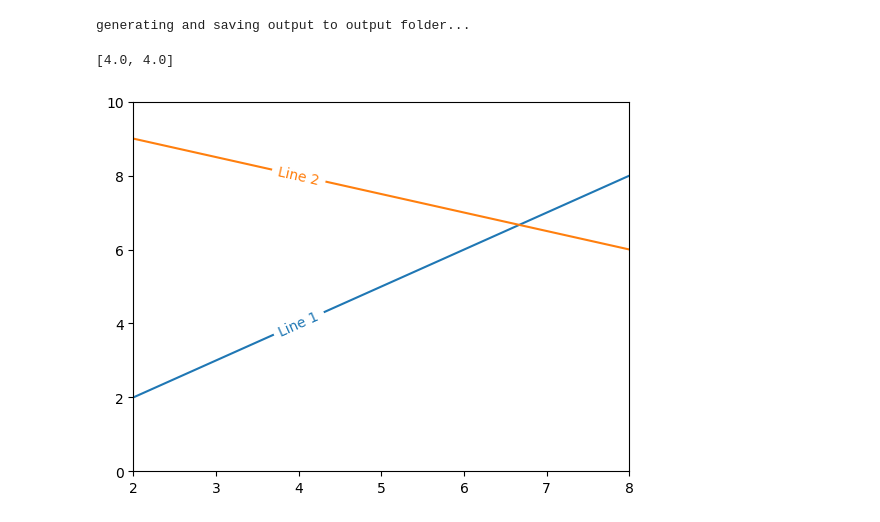
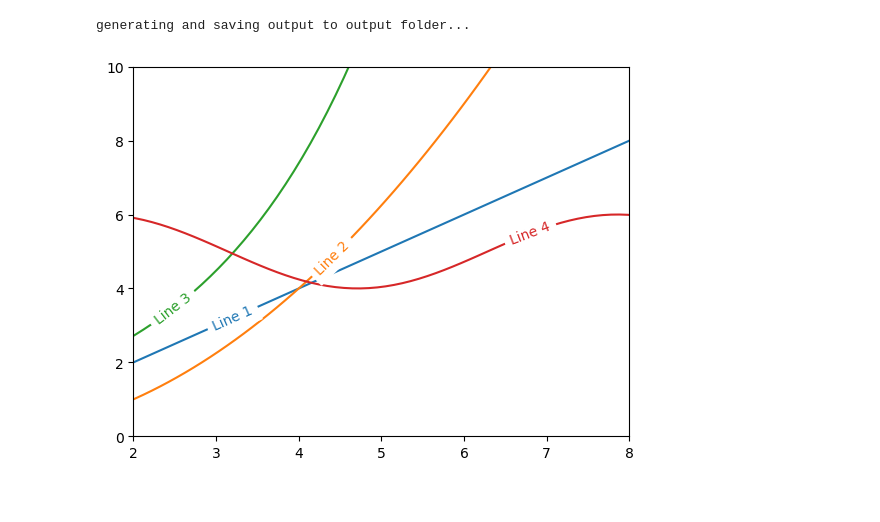
Before and after one commit to wilkeska/PFAS_Modeling, a Jupyter notebook: pseudo_PFR/MRE.ipynb, the cells around one changed output. Cells and saved outputs as stored; diff of their text form; code cells hidden in the pictures.

```diff
--- a/pseudo_PFR/MRE.ipynb
+++ b/pseudo_PFR/MRE.ipynb
@@ -879,28 +879,21 @@ def label_visible_lines(ax, lines):
 # %%
 plt.figure()
+#make a bunch of lines, using linear, polynomial, exponential, and trigonometric functions
 x = np.linspace(0, 10, 100)
 y1 = x
-y2 = -0.5*x + 10
+y2 = (x/2)**2
+y3 = np.exp(x/2)
+y4 = np.sin(x) +5
+
+
 plt.plot(x ,y1, label='Line 1')
 plt.plot(x, y2, label='Line 2')
+plt.plot(x, y3, label='Line 3')
+plt.plot(x, y4, label='Line 4')
 plt.xlim(2, 8)
 plt.ylim(0, 10)
 
 ax = plt.gca()
-lines = ax.get_lines()
-xlim = ax.get_xlim()
-
-# Calculate midpoints for labels
-midpoints = calculate_midpoints(lines, xlim)
-
-# Distribute midpoints to avoid label overlap and edges
-xvals = distribute_midpoints(midpoints, xlim)
-print(xvals)
-
-# Now call labelLines with the adjusted xvals
-labelLines(lines, xvals=xvals)
-
-plt.show()
+label_plot_lines(ax)
 # %% [output]
-[4.0, 4.0]
-[figure, old version]
+[figure, new version]
```
Also changed, not shown: parts of 3 cells of this notebook.
